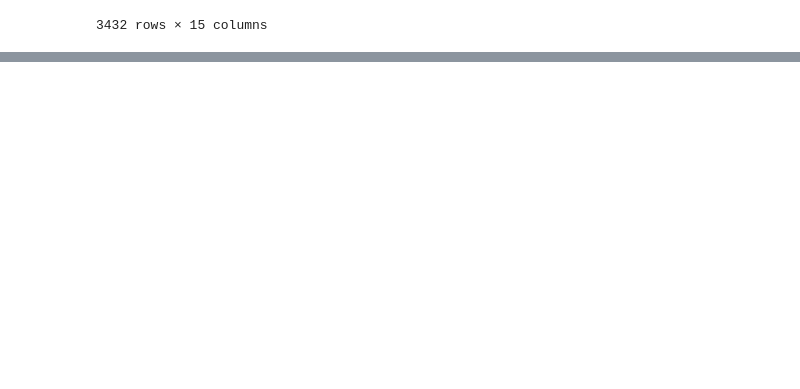
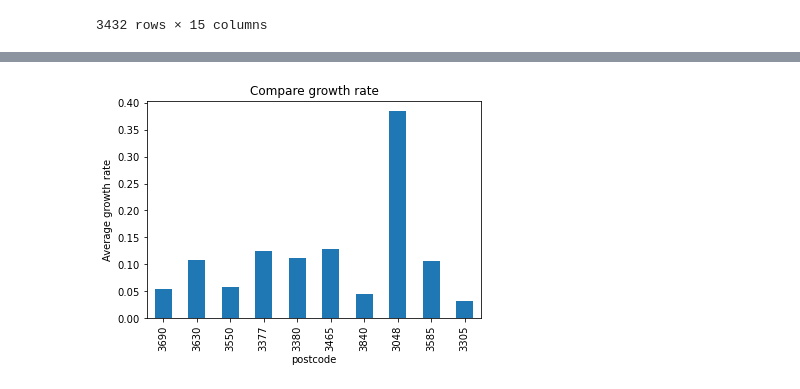
Before and after one commit to MAST30034-Applied-Data-Science/generic-real-estate-consulting-project-group-15, a Jupyter notebook: models/MLPRegressor.ipynb, the cells around one changed output, grey strips where cells are left out. Cells and saved outputs as stored; diff of their text form; code cells hidden in the pictures; blank space fills up the shorter version.

Commit message:
MLP visualization

```diff
--- a/models/MLPRegressor.ipynb
+++ b/models/MLPRegressor.ipynb
@@ -207 +208,7 @@ postcode
 Name: avg_rate, dtype: float64
+# %%
+price_df = df.iloc[:, [0, 12, 13, 14]]
+price_df['avg_price'] = (df['price_2023'] + df['price_2024'] + df['price_2025']) / 3
+
+price_df = price_df.groupby('postcode')['avg_price'].mean().sort_values(ascending = False)
+price_df.tail(10)
@@ -207,0 +233,3 @@ Name: avg_rate, dtype: float64
+# %%
+compare_df = pd.merge(price_df, growth_df, on='postcode', how='inner')
+compare_df
@@ -207,0 +251,10 @@ Name: avg_rate, dtype: float64
+# %%
+import matplotlib.pyplot as plt
+
+#bar chart for total number of picks VS hour in a day
+compare_df['avg_rate'].tail(10).plot.bar()
+plt.title('Compare growth rate')
+plt.ylabel('Average growth rate')
+plt.savefig('../plots/lowest 10 postcode growth rate.png')
+# %% [output]
+[figure, added]
```
Also changed, not shown: parts of 12 cells of this notebook, 2 other files.
